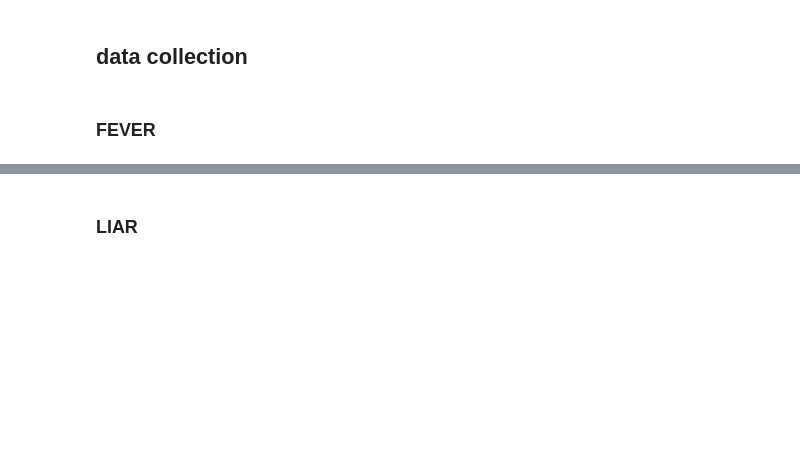
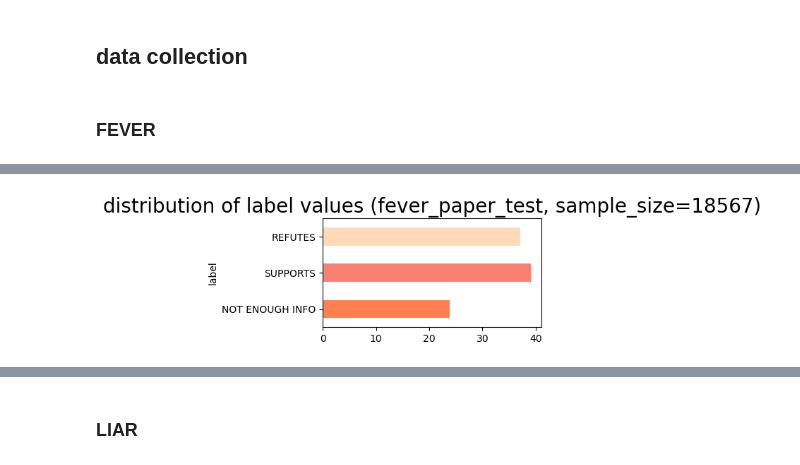
Before and after one commit to phon1e/phon1e, a Jupyter notebook: NLP/main_module/TEST01.ipynb, the cells around one changed output, grey strips where cells are left out. Cells and saved outputs as stored; diff of their text form; code cells hidden in the pictures; blank space fills up the shorter version.

```diff
--- a/NLP/main_module/TEST01.ipynb
+++ b/NLP/main_module/TEST01.ipynb
@@ -21,0 +47,5 @@ label_type_ls
+# %%
+paper_dev_df = pd.DataFrame(fever_dataset['paper_dev'])
+paper_test_df = pd.DataFrame(fever_dataset['paper_test'])
+
+paper_dev_df.head()
@@ -21,0 +119,4 @@ label_type_ls
+# %%
+label_bar_chart_fev(df_fever_paper_test, title="fever_paper_test")
+# %% [output]
+[figure, added]
```
Also changed, not shown: parts of 45 cells of this notebook.
